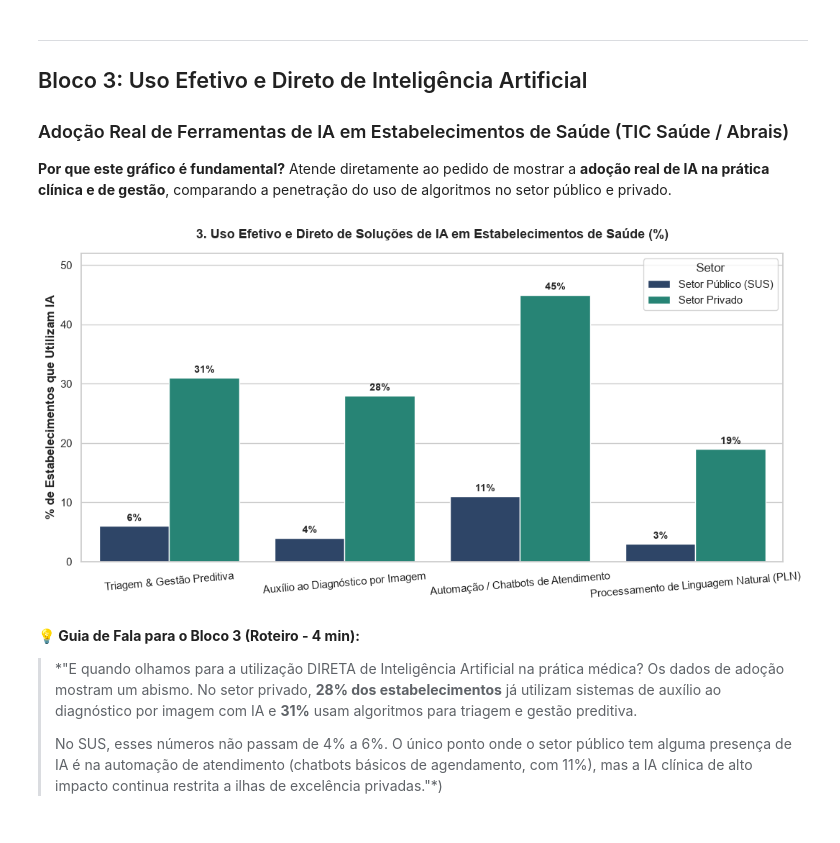
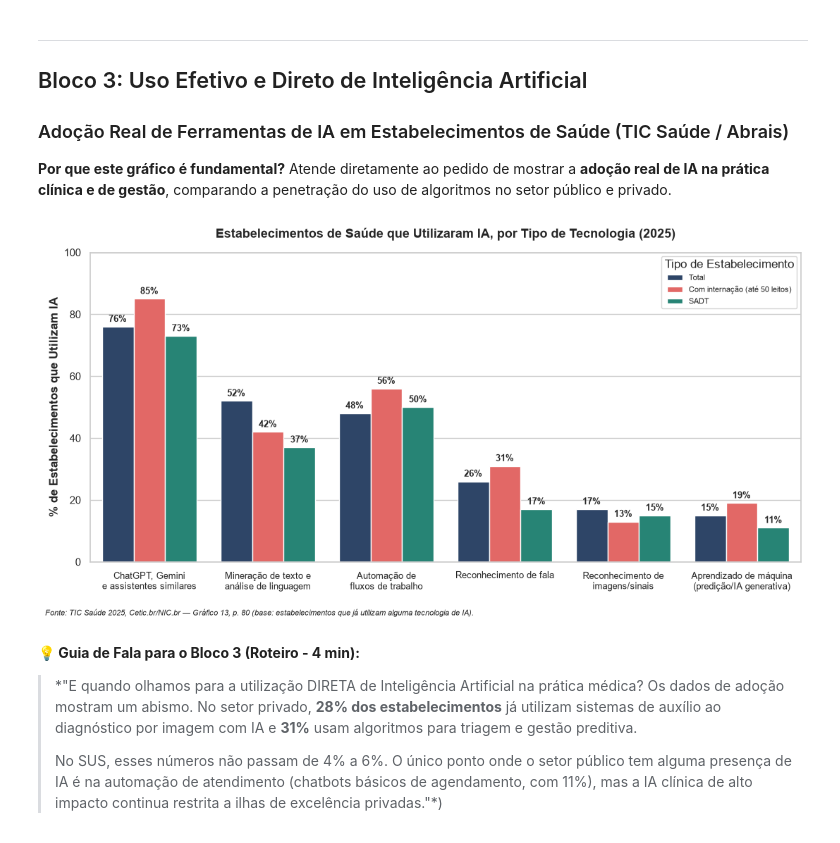
Before and after one commit to marianaexavier/analise-ia-saude, a Jupyter notebook: seminario_ia_saude_p1_infraestrutura.ipynb, the cells around one changed output. Drawn from its saved outputs; the diff is of its cells as text; code cells hidden in the pictures.

```diff
--- a/seminario_ia_saude_p1_infraestrutura.ipynb
+++ b/seminario_ia_saude_p1_infraestrutura.ipynb
@@ -89,16 +89,17 @@ plt.show()
 **Por que este gráfico é fundamental?**
 Demonstra por que soluções SaaS de IA (que operam na nuvem) encontram barreira de entrada na atenção primária do SUS devido à falta de infraestrutura básica de TI.
 # %%
-# Dados TIC Saúde (Cetic.br) - Infraestrutura Digital em Unidades de Saúde
+# Dados TIC Saúde 2025 (Cetic.br/NIC.br) - Infraestrutura Digital em Unidades de Saúde
+# Valores conferidos diretamente nos Gráficos 2 (p.59), 2 do Resumo Executivo (p.25) e 12 (p.77) do relatório
 dados_infra_ti = pd.DataFrame({
     'Indicador de Infraestrutura': [
-        'Internet de Alta Velocidade (>50Mbps)',
-        'Prontuário Eletrônico Integrado',
-        'Servidor Próprio ou Nuvem',
-        'Sistema de Telemedicina Ativo'
+        'Internet de Alta Velocidade (>100Mbps)',
+        'Armazenamento de Dados em Nuvem',
+        'Integração à RNDS',
+        'Uso de Big Data'
     ],
-    'Atenção Básica (UBS / SUS)': [34.0, 58.0, 28.0, 19.0],
-    'Hospitais Privados': [89.0, 95.0, 84.0, 72.0]
+    'SUS (Público)': [30.0, 48.0, 64.0, 6.0],
+    'Saúde Suplementar (Privado)': [63.0, 65.0, 27.0, 11.0]
 })
 
 df_ti_melt = dados_infra_ti.melt(id_vars='Indicador de Infraestrutura', var_name='Setor', value_name='Porcentagem')
@@ -112,7 +113,7 @@ ax2 = sns.barplot(
     palette=[COR_SUS, COR_PRIVADO]
 )
 
-plt.title('2. Infraestrutura Digital e Conectividade: UBS (SUS) vs. Hospitais Privados (%)', fontsize=13, fontweight='bold', pad=15)
+plt.title('Infraestrutura Digital e Conectividade: Público vs. Privado (%)', fontsize=13, fontweight='bold', pad=15)
 plt.xlabel('Porcentagem de Unidades com a Infraestrutura (%)', fontweight='bold')
 plt.ylabel('')
 plt.xlim(0, 105)
@@ -143,49 +144,57 @@ plt.show()
 **Por que este gráfico é fundamental?**
 Atende diretamente ao pedido de mostrar a **adoção real de IA na prática clínica e de gestão**, comparando a penetração do uso de algoritmos no setor público e privado.
 # %%
-# Dados de Uso Efetivo de IA por Categoria de Aplicação (TIC Saúde / Mapeamento de Mercado)
+# Dados TIC Saúde 2025 (Cetic.br/NIC.br) - Gráfico 13, p. 80
+# Estabelecimentos de saúde que utilizaram IA, por tipo de tecnologia e de estabelecimento (2025)
+COR_TERCEIRIA = '#f65452'  # terceira cor para o grupo "Com internação", harmoniza com COR_SUS e COR_PRIVADO
+
 dados_uso_ia = pd.DataFrame({
-    'Aplicação de IA': [
-        'Triagem & Gestão Preditiva',
-        'Auxílio ao Diagnóstico por Imagem',
-        'Automação / Chatbots de Atendimento',
-        'Processamento de Linguagem Natural (PLN)'
+    'Tipo de Tecnologia': [
+        'ChatGPT, Gemini\ne assistentes similares',
+        'Mineração de texto e\nanálise de linguagem',
+        'Automação de\nfluxos de trabalho',
+        'Reconhecimento de fala',
+        'Reconhecimento de\nimagens/sinais',
+        'Aprendizado de máquina\n(predição/IA generativa)'
     ],
-    'Setor Público (SUS)': [6.0, 4.0, 11.0, 3.0],
-    'Setor Privado': [31.0, 28.0, 45.0, 19.0]
+    'Total': [76.0, 52.0, 48.0, 26.0, 17.0, 15.0],
+    'Com internação (até 50 leitos)': [85.0, 42.0, 56.0, 31.0, 13.0, 19.0],
+    'SADT': [73.0, 37.0, 50.0, 17.0, 15.0, 11.0],
 })
 
-df_ia_melt = dados_uso_ia.melt(id_vars='Aplicação de IA', var_name='Setor', value_name='Adocao_Pct')
+df_ia_melt = dados_uso_ia.melt(id_vars='Tipo de Tecnologia', var_name='Tipo de Estabelecimento', value_name='Adocao_Pct')
 
 plt.figure(figsize=(11, 5.5))
 ax3 = sns.barplot(
     data=df_ia_melt,
-    x='Aplicação de IA',
+    x='Tipo de Tecnologia',
     y='Adocao_Pct',
-    hue='Setor',
-    palette=[COR_SUS, COR_PRIVADO]
+    hue='Tipo de Estabelecimento',
+    palette=[COR_SUS, COR_TERCEIRIA, COR_PRIVADO]
 )
 
-plt.title('3. Uso Efetivo e Direto de Soluções de IA em Estabelecimentos de Saúde (%)', fontsize=13, fontweight='bold', pad=15)
+plt.title('Estabelecimentos de Saúde que Utilizaram IA, por Tipo de Tecnologia (2025)', fontsize=13, fontweight='bold', pad=15)
 plt.ylabel('% de Estabelecimentos que Utilizam IA', fontweight='bold')
 plt.xlabel('')
-plt.ylim(0, 52)
-plt.legend(title='Setor', loc='upper right')
+plt.ylim(0, 100)
+plt.legend(title='Tipo de Estabelecimento', loc='upper right', fontsize=8)
 
-# Anotações nas barras
 for p in ax3.patches:
     val = p.get_height()
     if val > 0:
         ax3.annotate(f'{val:.0f}%',
                      (p.get_x() + p.get_width() / 2., val),
-                     ha='center', va='bottom', fontsize=10, fontweight='bold', xytext=(0, 3), textcoords='offset points')
+                     ha='center', va='bottom', fontsize=9, fontweight='bold', xytext=(0, 3), textcoords='offset points')
 
-plt.xticks(rotation=5, ha='center')
+plt.xticks(rotation=0, ha='center', fontsize=9)
+
+plt.figtext(0.01, -0.03, 'Fonte: TIC Saúde 2025, Cetic.br/NIC.br — Gráfico 13, p. 80 (base: estabelecimentos que já utilizam alguma tecnologia de IA).',
+            fontsize=8, style='italic')
 
 plt.tight_layout()
 plt.show()
 # %% [output]
-[figure, old version]
+[figure, new version]
 # %% [markdown]
 **💡 Guia de Fala para o Bloco 3 (Roteiro - 4 min):**
 > *"E quando olhamos para a utilização DIRETA de Inteligência Artificial na prática médica? Os dados de adoção mostram um abismo. No setor privado, **28% dos estabelecimentos** já utilizam sistemas de auxílio ao diagnóstico por imagem com IA e **31%** usam algoritmos para triagem e gestão preditiva.
```
Also changed, not shown: parts of 4 cells of this notebook.
